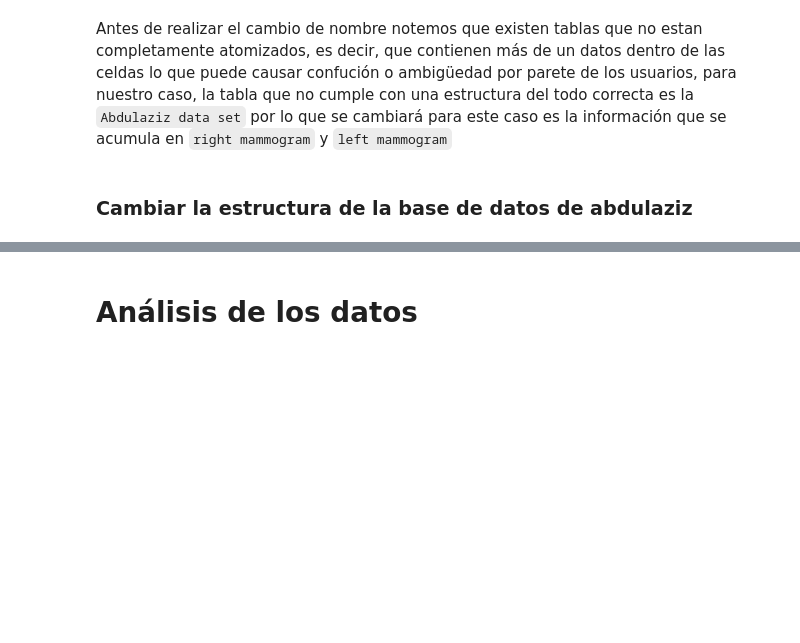
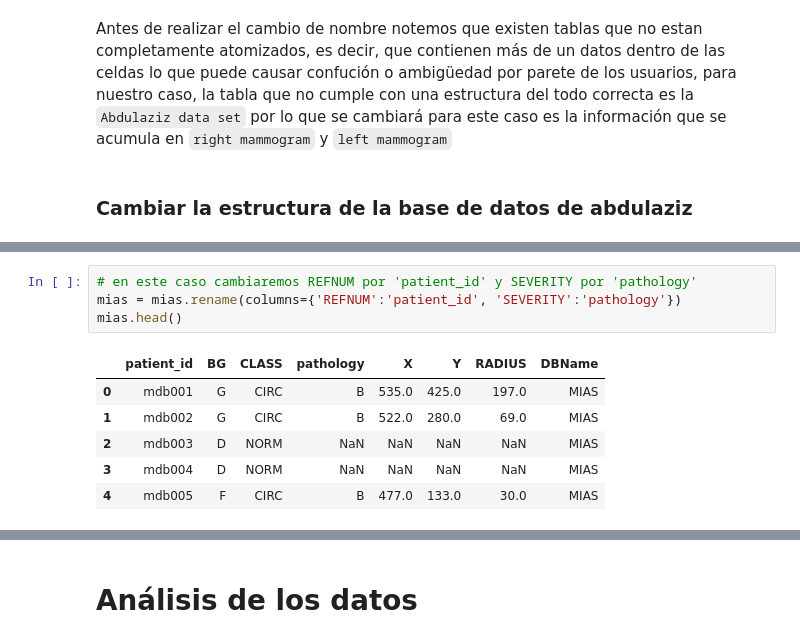
Before and after one commit to Mani80624/breastCancer, a Jupyter notebook: EstudioPython.ipynb, the cells around one changed output, grey strips where cells are left out. Drawn from its saved outputs; the diff is of its cells as text; blank space fills up the shorter version.

```diff
--- a/EstudioPython.ipynb
+++ b/EstudioPython.ipynb
@@ -195,0 +274,11 @@ Antes de realizar el cambio de nombre notemos que existen tablas que no estan co
+# %%
+# en este caso cambiaremos REFNUM por 'patient_id' y SEVERITY por 'pathology'
+mias = mias.rename(columns={'REFNUM':'patient_id', 'SEVERITY':'pathology'})
+mias.head()
+# %% [output]
+|  | patient_id | BG | CLASS | pathology | X | Y | RADIUS | DBName |
+| 0 | mdb001 | G | CIRC | B | 535.0 | 425.0 | 197.0 | MIAS |
+| 1 | mdb002 | G | CIRC | B | 522.0 | 280.0 | 69.0 | MIAS |
+| 2 | mdb003 | D | NORM | NaN | NaN | NaN | NaN | MIAS |
+| 3 | mdb004 | D | NORM | NaN | NaN | NaN | NaN | MIAS |
+| 4 | mdb005 | F | CIRC | B | 477.0 | 133.0 | 30.0 | MIAS |
```
Also changed, not shown: parts of 16 cells of this notebook, 5 other files.
